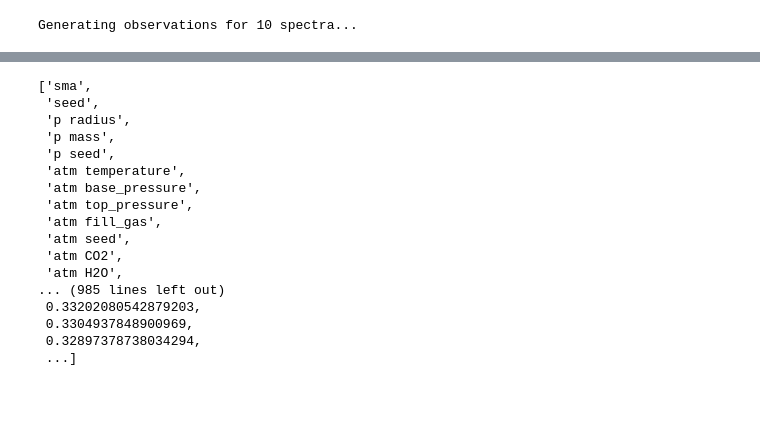
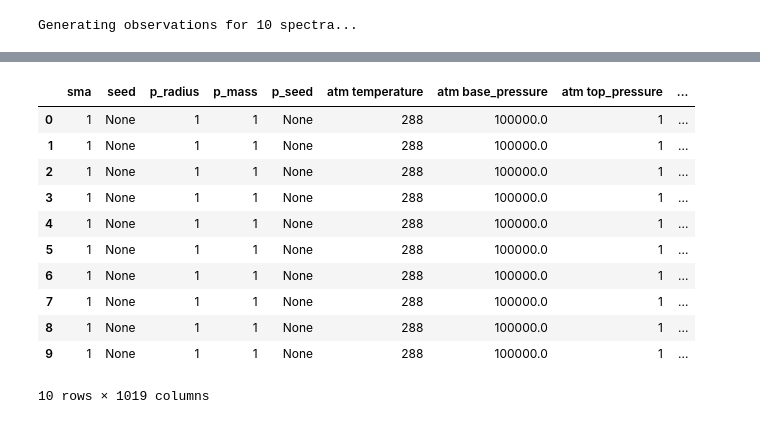
Before and after one commit to D4san/MultiREx-public, a Jupyter notebook: dev/attic/example.ipynb, the cells around one changed output, grey strips where cells are left out. Saved outputs shown, nothing was run; the diff lists cells and outputs as text; code cells hidden in the pictures; blank space fills up the shorter version.

```diff
--- a/dev/attic/example.ipynb
+++ b/dev/attic/example.ipynb
@@ -71,20 +58,15 @@ spectra
-# %%
-list(obs.columns)
-# %% [output]
-['sma',
- 'seed',
- 'p radius',
- 'p mass',
- 'p seed',
- 'atm temperature',
- 'atm base_pressure',
- 'atm top_pressure',
- 'atm fill_gas',
- 'atm seed',
- 'atm CO2',
- 'atm H2O',
-... (985 lines left out)
- 0.33202080542879203,
- 0.3304937848900969,
- 0.32897378738034294,
- ...]
+# %%
+result['spectra']
+# %% [output]
+|  | sma | seed | p_radius | p_mass | p_seed | atm temperature | atm base_pressure | atm top_pressure | ... |
+| 0 | 1 | None | 1 | 1 | None | 288 | 100000.0 | 1 | ... |
+| 1 | 1 | None | 1 | 1 | None | 288 | 100000.0 | 1 | ... |
+| 2 | 1 | None | 1 | 1 | None | 288 | 100000.0 | 1 | ... |
+| 3 | 1 | None | 1 | 1 | None | 288 | 100000.0 | 1 | ... |
+| 4 | 1 | None | 1 | 1 | None | 288 | 100000.0 | 1 | ... |
+| 5 | 1 | None | 1 | 1 | None | 288 | 100000.0 | 1 | ... |
+| 6 | 1 | None | 1 | 1 | None | 288 | 100000.0 | 1 | ... |
+| 7 | 1 | None | 1 | 1 | None | 288 | 100000.0 | 1 | ... |
+| 8 | 1 | None | 1 | 1 | None | 288 | 100000.0 | 1 | ... |
+| 9 | 1 | None | 1 | 1 | None | 288 | 100000.0 | 1 | ... |
+10 rows × 1019 columns
```
Also changed, not shown: parts of 12 cells of this notebook, 12 other files.
